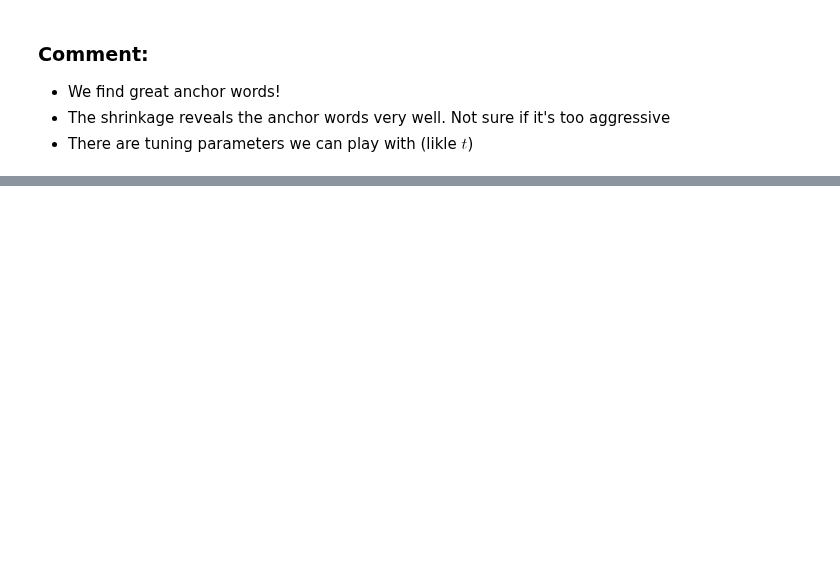
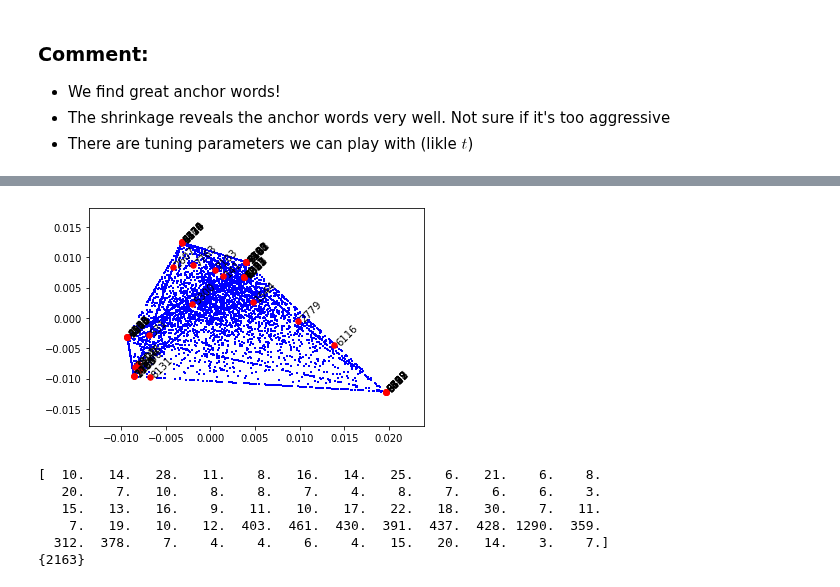
Before and after one commit to zihao12/pyJSMF-RAW, a Jupyter notebook: experiments/magic.ipynb, the cells around one changed output, grey strips where cells are left out. Saved outputs shown, nothing was run; the diff lists cells and outputs as text; code cells hidden in the pictures; blank space fills up the shorter version.

```diff
--- a/experiments/magic.ipynb
+++ b/experiments/magic.ipynb
@@ -200,0 +250,17 @@ recoverS with Cbar1
+# %%
+weights = magic_op.diff_op[S_m,:].toarray()
+nbh = []
+for i in range(len(S_m)):
+    nbh += np.argsort(weights[i,:])[-10:].tolist()
+
+vis_extremal_pca(Cbar0_pj, nbh, which_dim = which_dim, annotate=True,fontsize=10)
+print(X.toarray().sum(axis = 0)[nbh])
+print(set(S0).intersection(set(nbh)))
+# %% [output]
+[figure, added]
+[  10.   14.   28.   11.    8.   16.   14.   25.    6.   21.    6.    8.
+   20.    7.   10.    8.    8.    7.    4.    8.    7.    6.    6.    3.
+   15.   13.   16.    9.   11.   10.   17.   22.   18.   30.    7.   11.
+    7.   19.   10.   12.  403.  461.  430.  391.  437.  428. 1290.  359.
+  312.  378.    7.    4.    4.    6.    4.   15.   20.   14.    3.    7.]
+{2163}
```
Also changed, not shown: parts of 16 cells of this notebook, 1 other file.
